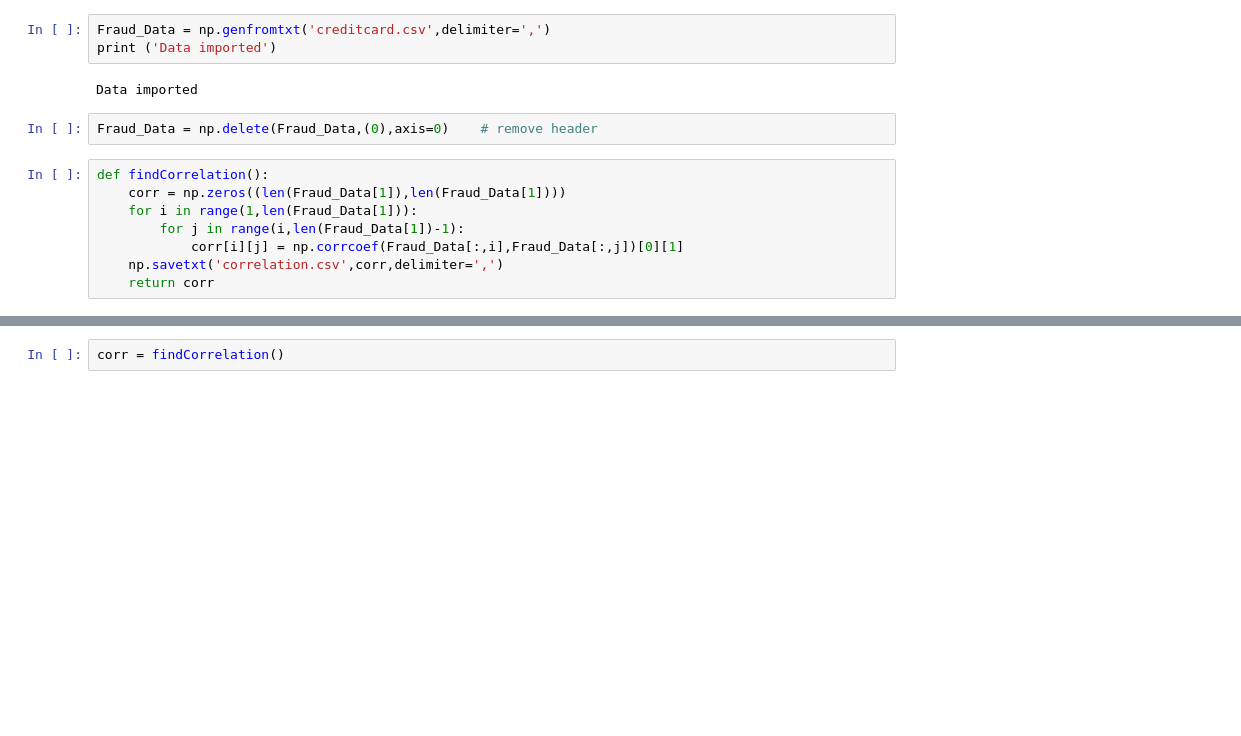
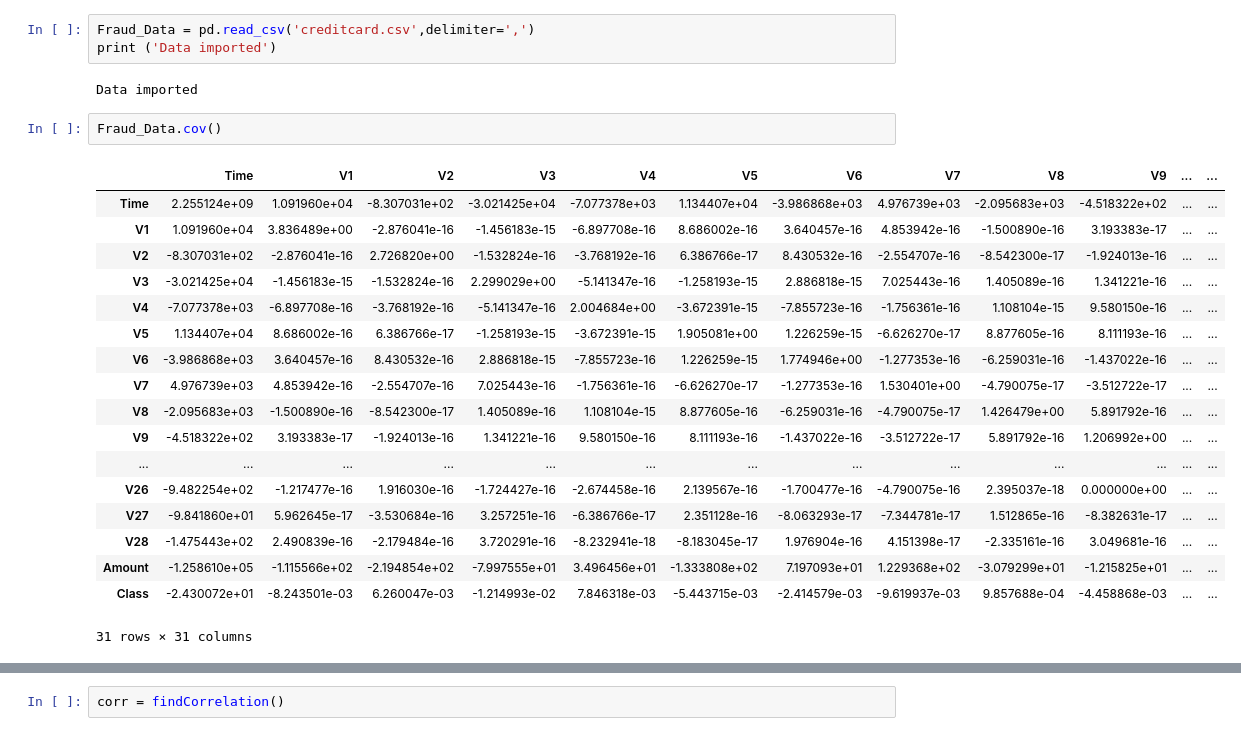
Before and after one commit to kunalrdeshmukh/Credit_Card_Fraud, a Jupyter notebook: data.ipynb, the cells around one changed output, grey strips where cells are left out. Saved outputs shown, nothing was run; the diff lists cells and outputs as text; blank space fills up the shorter version.

```diff
--- a/data.ipynb
+++ b/data.ipynb
@@ -8,17 +8,28 @@ import math
 import scipy
 import matplotlib.pyplot as plt
 # %%
-Fraud_Data = np.genfromtxt('creditcard.csv',delimiter=',')
+Fraud_Data = pd.read_csv('creditcard.csv',delimiter=',')
 print ('Data imported')
 # %% [output]
 Data imported
-# %%
-Fraud_Data = np.delete(Fraud_Data,(0),axis=0)    # remove header
-# %%
-def findCorrelation():
-    corr = np.zeros((len(Fraud_Data[1]),len(Fraud_Data[1])))
-    for i in range(1,len(Fraud_Data[1])):
-        for j in range(i,len(Fraud_Data[1])-1):
-            corr[i][j] = np.corrcoef(Fraud_Data[:,i],Fraud_Data[:,j])[0][1]
-    np.savetxt('correlation.csv',corr,delimiter=',')
-    return corr
+# %%
+Fraud_Data.cov()
+# %% [output]
+|  | Time | V1 | V2 | V3 | V4 | V5 | V6 | V7 | V8 | V9 | ... | ... |
+| Time | 2.255124e+09 | 1.091960e+04 | -8.307031e+02 | -3.021425e+04 | -7.077378e+03 | 1.134407e+04 | -3.986868e+03 | 4.976739e+03 | -2.095683e+03 | -4.518322e+02 | ... | ... |
+| V1 | 1.091960e+04 | 3.836489e+00 | -2.876041e-16 | -1.456183e-15 | -6.897708e-16 | 8.686002e-16 | 3.640457e-16 | 4.853942e-16 | -1.500890e-16 | 3.193383e-17 | ... | ... |
+| V2 | -8.307031e+02 | -2.876041e-16 | 2.726820e+00 | -1.532824e-16 | -3.768192e-16 | 6.386766e-17 | 8.430532e-16 | -2.554707e-16 | -8.542300e-17 | -1.924013e-16 | ... | ... |
+| V3 | -3.021425e+04 | -1.456183e-15 | -1.532824e-16 | 2.299029e+00 | -5.141347e-16 | -1.258193e-15 | 2.886818e-15 | 7.025443e-16 | 1.405089e-16 | 1.341221e-16 | ... | ... |
+| V4 | -7.077378e+03 | -6.897708e-16 | -3.768192e-16 | -5.141347e-16 | 2.004684e+00 | -3.672391e-15 | -7.855723e-16 | -1.756361e-16 | 1.108104e-15 | 9.580150e-16 | ... | ... |
+| V5 | 1.134407e+04 | 8.686002e-16 | 6.386766e-17 | -1.258193e-15 | -3.672391e-15 | 1.905081e+00 | 1.226259e-15 | -6.626270e-17 | 8.877605e-16 | 8.111193e-16 | ... | ... |
+| V6 | -3.986868e+03 | 3.640457e-16 | 8.430532e-16 | 2.886818e-15 | -7.855723e-16 | 1.226259e-15 | 1.774946e+00 | -1.277353e-16 | -6.259031e-16 | -1.437022e-16 | ... | ... |
+| V7 | 4.976739e+03 | 4.853942e-16 | -2.554707e-16 | 7.025443e-16 | -1.756361e-16 | -6.626270e-17 | -1.277353e-16 | 1.530401e+00 | -4.790075e-17 | -3.512722e-17 | ... | ... |
+| V8 | -2.095683e+03 | -1.500890e-16 | -8.542300e-17 | 1.405089e-16 | 1.108104e-15 | 8.877605e-16 | -6.259031e-16 | -4.790075e-17 | 1.426479e+00 | 5.891792e-16 | ... | ... |
+| V9 | -4.518322e+02 | 3.193383e-17 | -1.924013e-16 | 1.341221e-16 | 9.580150e-16 | 8.111193e-16 | -1.437022e-16 | -3.512722e-17 | 5.891792e-16 | 1.206992e+00 | ... | ... |
+| ... | ... | ... | ... | ... | ... | ... | ... | ... | ... | ... | ... | ... |
+| V26 | -9.482254e+02 | -1.217477e-16 | 1.916030e-16 | -1.724427e-16 | -2.674458e-16 | 2.139567e-16 | -1.700477e-16 | -4.790075e-16 | 2.395037e-18 | 0.000000e+00 | ... | ... |
+| V27 | -9.841860e+01 | 5.962645e-17 | -3.530684e-16 | 3.257251e-16 | -6.386766e-17 | 2.351128e-16 | -8.063293e-17 | -7.344781e-17 | 1.512865e-16 | -8.382631e-17 | ... | ... |
+| V28 | -1.475443e+02 | 2.490839e-16 | -2.179484e-16 | 3.720291e-16 | -8.232941e-18 | -8.183045e-17 | 1.976904e-16 | 4.151398e-17 | -2.335161e-16 | 3.049681e-16 | ... | ... |
+| Amount | -1.258610e+05 | -1.115566e+02 | -2.194854e+02 | -7.997555e+01 | 3.496456e+01 | -1.333808e+02 | 7.197093e+01 | 1.229368e+02 | -3.079299e+01 | -1.215825e+01 | ... | ... |
+| Class | -2.430072e+01 | -8.243501e-03 | 6.260047e-03 | -1.214993e-02 | 7.846318e-03 | -5.443715e-03 | -2.414579e-03 | -9.619937e-03 | 9.857688e-04 | -4.458868e-03 | ... | ... |
+31 rows × 31 columns
```
Also changed, not shown: parts of 6 cells of this notebook.
